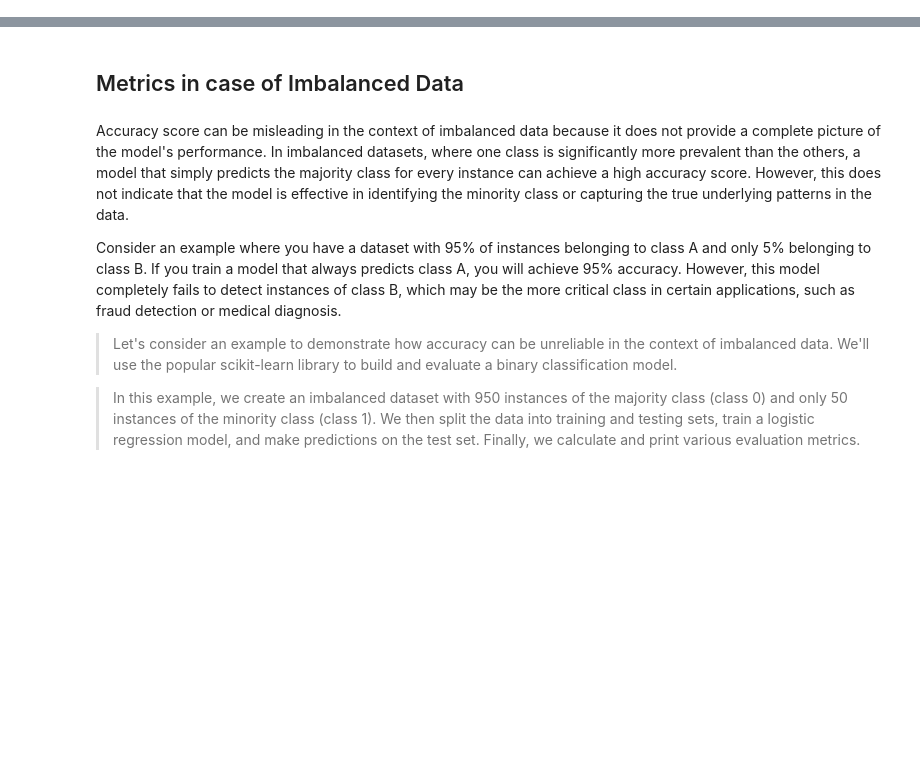
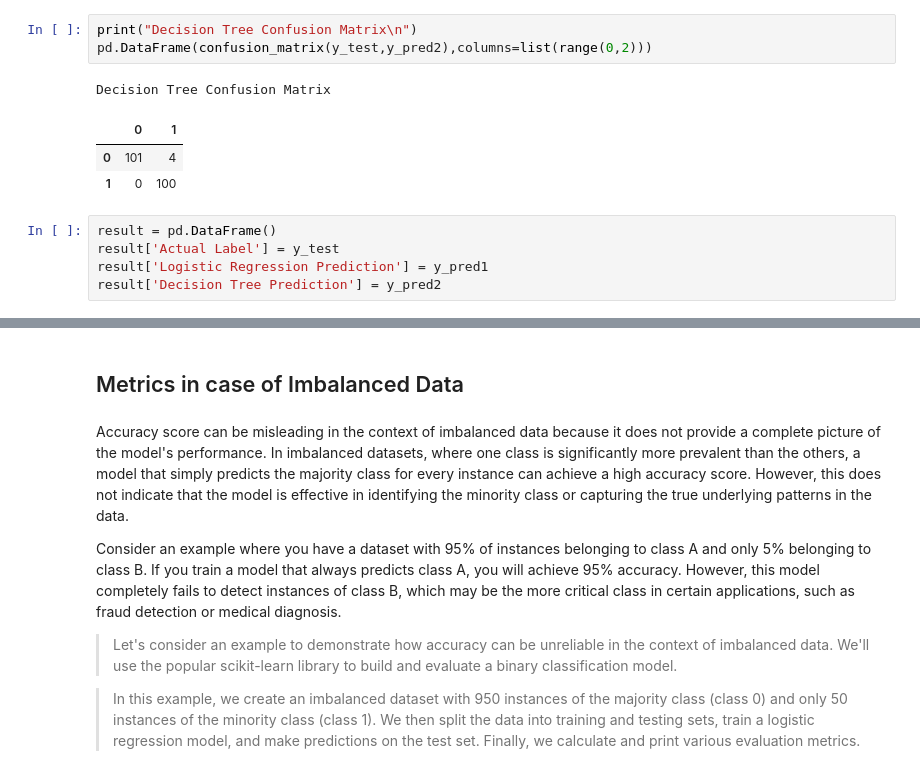
Before and after one commit to mmilannaik/bostonhousepricing, a Jupyter notebook: W28S5_Metrics_case_of_Imbalanced_Data.ipynb, the cells around one changed output, grey strips where cells are left out. Drawn from its saved outputs; the diff is of its cells as text; blank space fills up the shorter version.

```diff
--- a/W28S5_Metrics_case_of_Imbalanced_Data.ipynb
+++ b/W28S5_Metrics_case_of_Imbalanced_Data.ipynb
@@ -2,0 +157,13 @@
+# %%
+print("Decision Tree Confusion Matrix\n")
+pd.DataFrame(confusion_matrix(y_test,y_pred2),columns=list(range(0,2)))
+# %% [output]
+Decision Tree Confusion Matrix
+|  | 0 | 1 |
+| 0 | 101 | 4 |
+| 1 | 0 | 100 |
+# %%
+result = pd.DataFrame()
+result['Actual Label'] = y_test
+result['Logistic Regression Prediction'] = y_pred1
+result['Decision Tree Prediction'] = y_pred2
```
Also changed, not shown: parts of 13 cells of this notebook.
